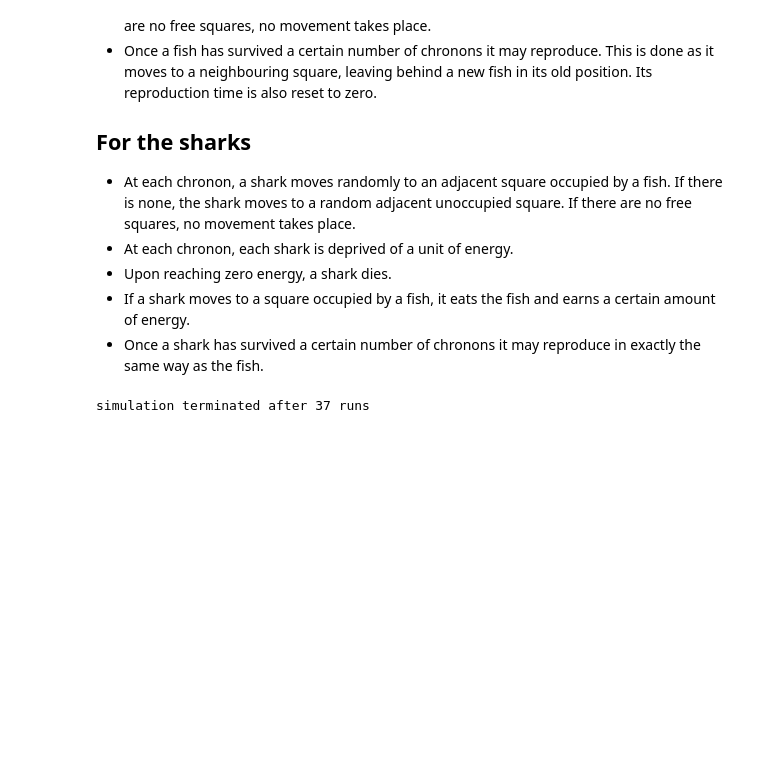
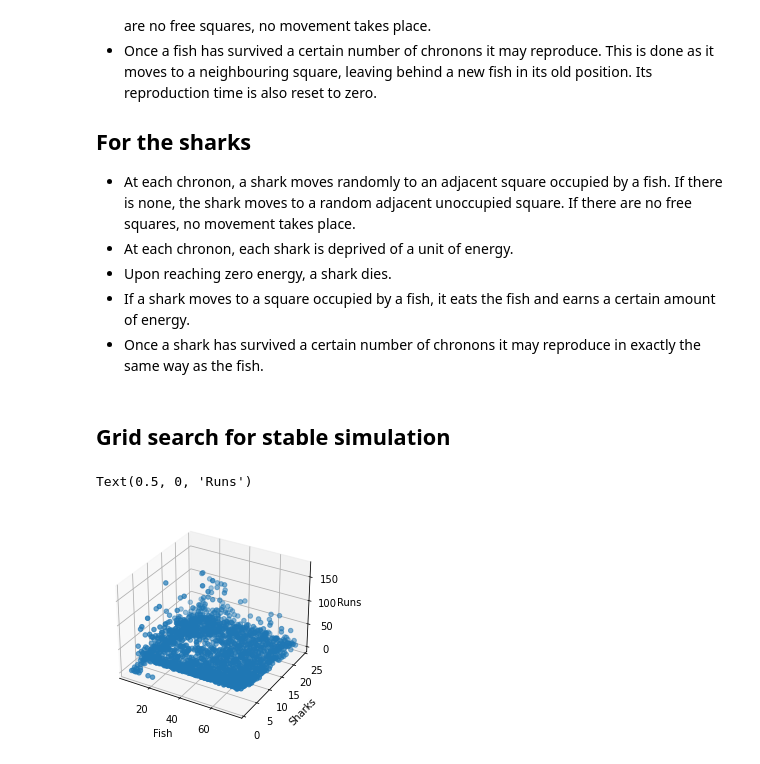
Before and after one commit to Halkenhaeusser/DataStructuresAlgorithms, a Jupyter notebook: PopulationSimulation/population.ipynb, the cells around one changed output. Cells and saved outputs as stored; diff of their text form; code cells hidden in the pictures; blank space fills up the shorter version.

```diff
--- a/PopulationSimulation/population.ipynb
+++ b/PopulationSimulation/population.ipynb
@@ -296,7 +296,7 @@ class population:
             return False
 # %%
 
-def run_simulation(grid_size, initial_fish, initial_sharks, length_of_sim):
+def run_simulation(grid_size, initial_fish, initial_sharks, length_of_sim, generate_gif = True):
 
     """
     func:   Runs the whole simulation.
@@ -307,19 +307,30 @@ def run_simulation(grid_size, initial_fish, initial_sharks, length_of_sim):
     returns:an object of type class population
     """
 
+    #generate population object
     sim = population(grid_size, initial_fish, initial_sharks)
+    #set up
     sim.setup()
+
+    #update up to the maximum length
     for sim_run in range(length_of_sim):
         sim.update()
+
+        #record fish and sharks
         alive = sim.record()
-        sim.view(sim_run)
+
+        # if we want build the gif
+        if generate_gif:
+            sim.view(sim_run)
+
+        #check if still alive
         if alive == False:
+            #if not alive end simulation
             break
-    print(f"simulation terminated after {sim_run + 1} runs")
+    #print(f"simulation terminated after {sim_run + 1} runs")
+
+    #return the max sim run
     return sim, sim_run
-final_sim, sim_length = run_simulation(10,25,5,50)
-# %% [output]
-simulation terminated after 37 runs
 # %%
 def make_gif(length_sim, n_frames = 5):
 
@@ -346,0 +356,48 @@ make_gif(sim_length)
+# %% [markdown]
+## Grid search for stable simulation
+# %%
+#let's use a grid size of 10x10
+s = 10
+max_runs = 250
+
+#input lists
+param_list_fish = []
+param_list_sharks = []
+
+#output lists
+metric_list_runs = []
+
+stable_list = []
+
+
+#from 1 to 50 fish in 5 steps
+for param_fish in range(5,75):
+
+    #from 1 to 50 sharks in 5 steps
+    for param_shark in range(1, 25):
+
+        param_list_fish.append(param_fish)
+        param_list_sharks.append(param_shark)
+
+        #run simulation
+        obj, runs = run_simulation(s, param_fish, param_shark, max_runs, generate_gif = False)
+        metric_list_runs.append(runs)
+
+        if runs + 1 == max_runs:
+            print(f"Simulation with {param_fish} fish and {param_shark} sharks had {runs + 1} runs.")
+
+            stable_list.append([param_fish, param_shark, obj])
+# %%
+
+from mpl_toolkits import mplot3d
+
+fig = plt.figure()
+ax = plt.axes(projection ='3d')
+
+ax.scatter(param_list_fish, param_list_sharks, metric_list_runs)
+ax.set_xlabel("Fish")
+ax.set_ylabel("Sharks")
+ax.set_zlabel("Runs")
+# %% [output]
+Text(0.5, 0, 'Runs')
+[figure, added]
```
Also changed, not shown: parts of 6 cells of this notebook, 2 other files.
